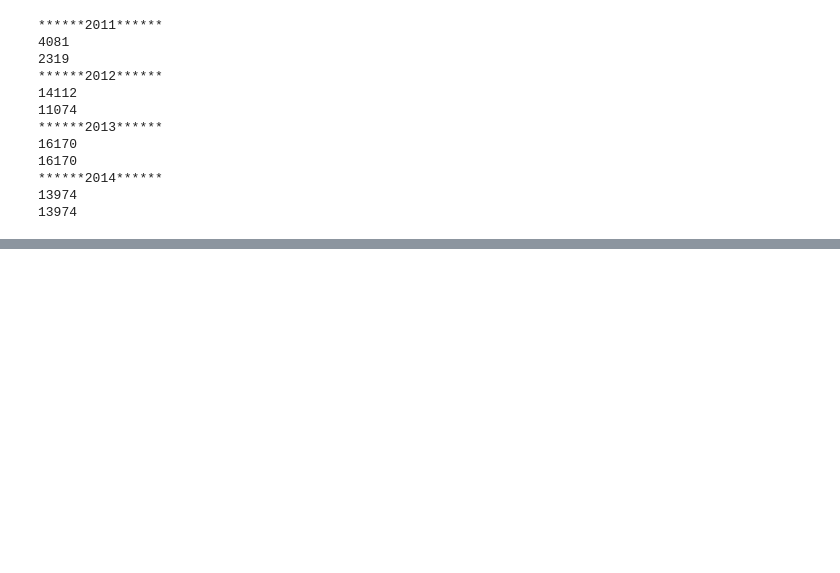
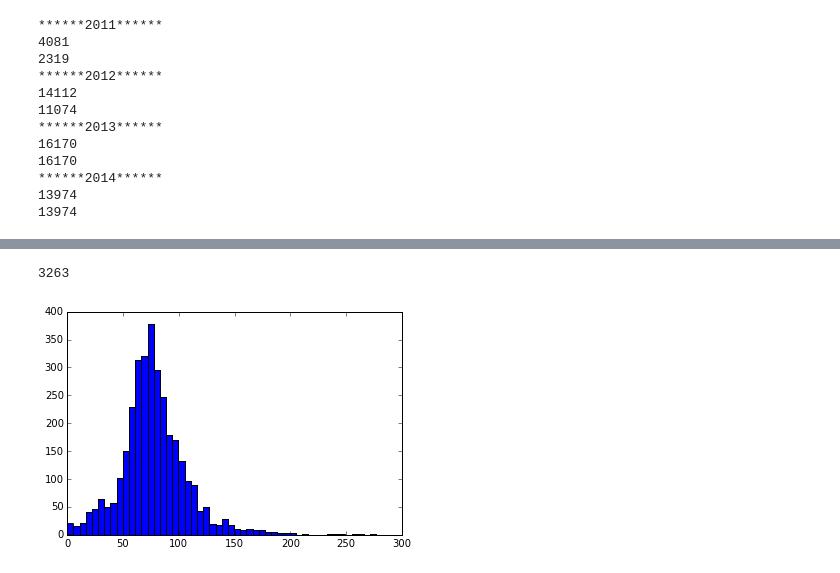
Before and after one commit to bilguun/nyc_building_energy, a Jupyter notebook: LL84.ipynb, the cells around one changed output, grey strips where cells are left out. Cells and saved outputs as stored; diff of their text form; code cells hidden in the pictures; blank space fills up the shorter version.

```diff
--- a/LL84.ipynb
+++ b/LL84.ipynb
@@ -94,0 +140,8 @@ TypeError: unorderable types: float() > str()
+# %%
+mnPluto = pd.read_csv('nyc_pluto_15v1/Mn.csv')
+bkPluto = pd.read_csv('nyc_pluto_15v1/BK.csv')
+bxPluto = pd.read_csv('nyc_pluto_15v1/BK.csv')
+siPluto = pd.read_csv('nyc_pluto_15v1/SI.csv')
+qnPluto = pd.read_csv('nyc_pluto_15v1/QN.csv')
+print(mnPluto.columns)
+mnPluto.head()
@@ -94,0 +282,10 @@ TypeError: unorderable types: float() > str()
+# %%
+siteEUI = mnBuildings2012[mnBuildings2012['Site EUI(kBtu/ft2)']<300]['Site EUI(kBtu/ft2)'].tolist()
+print(len(siteEUI))
+# plt.hist(siteEUI,50);
+# %% [output]
+3263
+# %%
+plt.hist(siteEUI,50);
+# %% [output]
+[figure, added]
```
Also changed, not shown: parts of 67 cells of this notebook.
